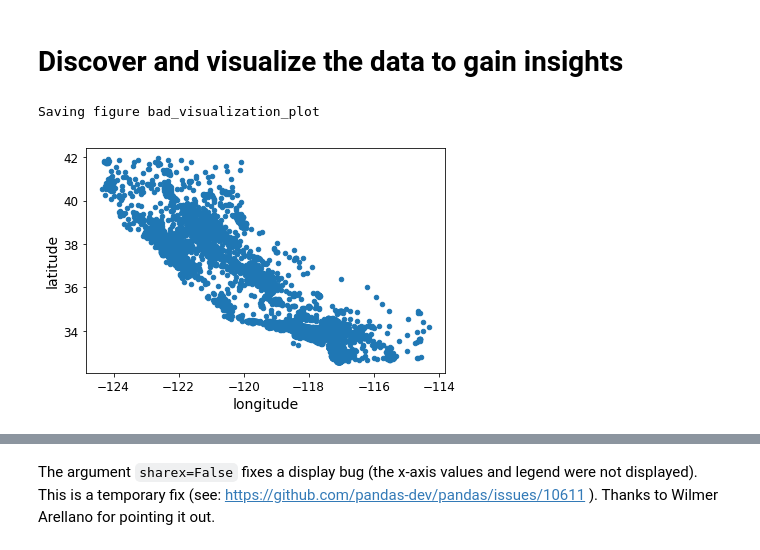
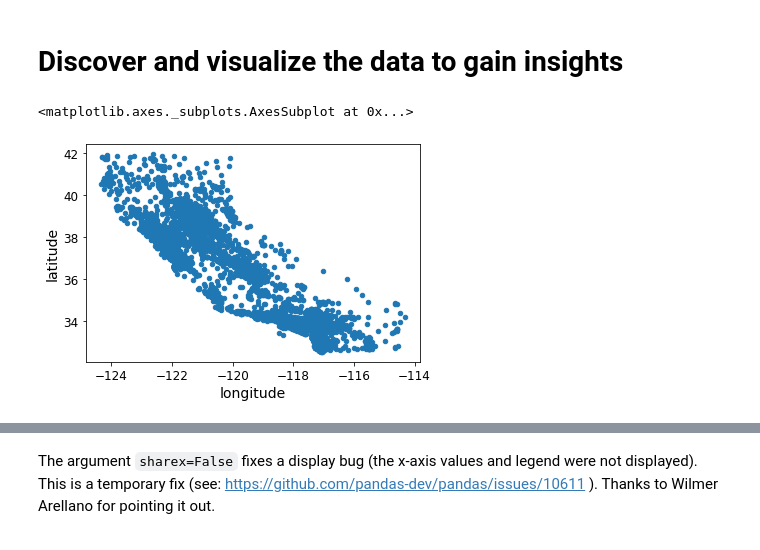
Before and after one commit to aaronjoseph/Tensorflow, a Jupyter notebook: End_to_End.ipynb, the cells around one changed output, grey strips where cells are left out. Saved outputs shown, nothing was run; the diff lists cells and outputs as text; code cells hidden in the pictures.

```diff
--- a/End_to_End.ipynb
+++ b/End_to_End.ipynb
@@ -289,9 +273,8 @@ for set_ in (strat_train_set, strat_test_set):
 housing = strat_train_set.copy()
 # %%
 housing.plot(kind="scatter", x="longitude", y="latitude")
-save_fig("bad_visualization_plot")
 # %% [output]
-Saving figure bad_visualization_plot
+<matplotlib.axes._subplots.AxesSubplot at 0x...>
-[figure, old version]
+[figure, new version]
 # %%
 housing.plot(kind="scatter", x="longitude", y="latitude", alpha=0.1)
```
Also changed, not shown: parts of 25 cells of this notebook.
